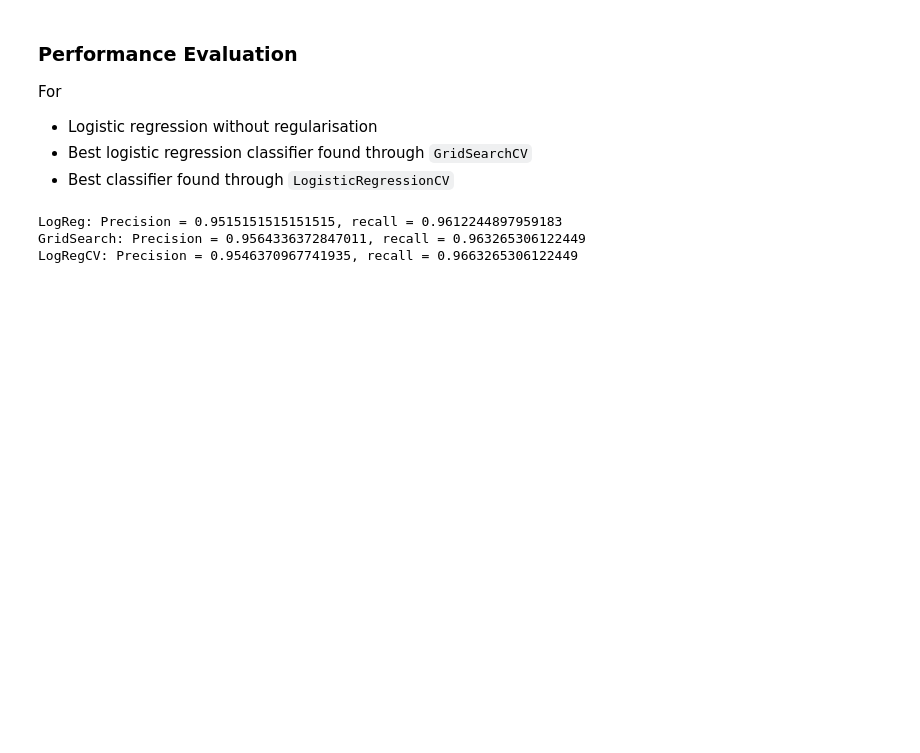
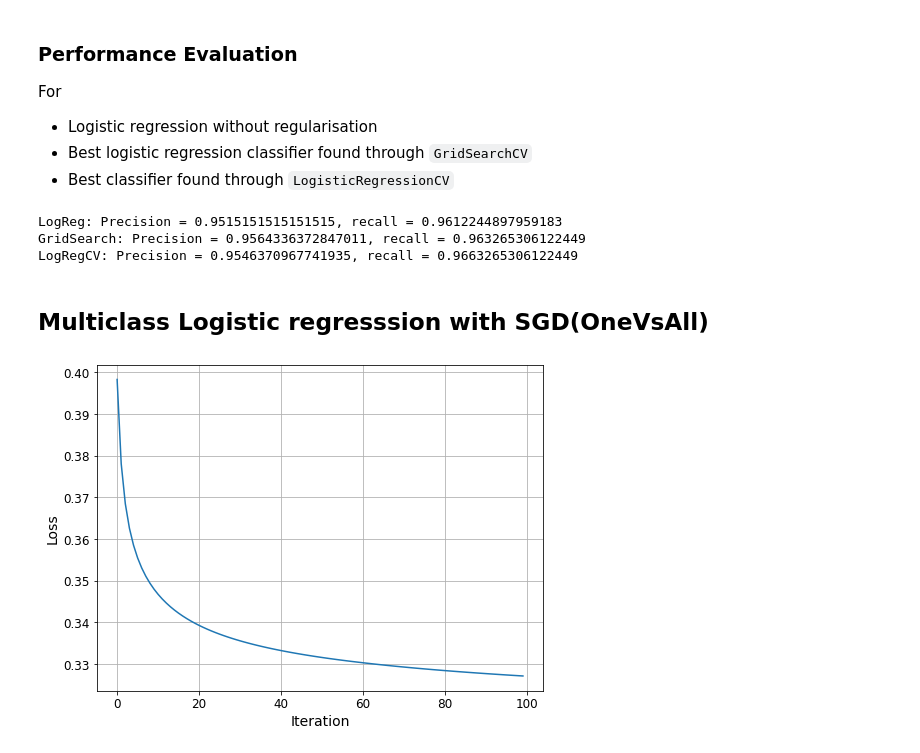
Before and after one commit to esviswajith95/MLP, a Jupyter notebook: Week6 - Logistic regression.ipynb, the cells around one changed output. Cells and saved outputs as stored; diff of their text form; code cells hidden in the pictures; blank space fills up the shorter version.

Commit message:
Logistic reg update. Multiclass completed

```diff
--- a/Week6 - Logistic regression.ipynb
+++ b/Week6 - Logistic regression.ipynb
@@ -568,3 +568,32 @@ print(f"LogRegCV: Precision = {precision_lr_cv}, recall = {recall_lr_cv}")
 LogReg: Precision = 0.9515151515151515, recall = 0.9612244897959183
 GridSearch: Precision = 0.9564336372847011, recall = 0.963265306122449
 LogRegCV: Precision = 0.9546370967741935, recall = 0.9663265306122449
+# %% [markdown]
+## Multiclass Logistic regresssion with SGD(OneVsAll)
+# %%
+estimator = SGDClassifier(loss='log',
+                            penalty='l2',
+                            max_iter=1,
+                            warm_start=True,
+                            eta0=0.01,
+                            alpha=0,
+                            learning_rate='constant',
+                            random_state=1729)
+
+pipe_sgd_ovr = make_pipeline(MinMaxScaler(), estimator)
+# %%
+Loss = []
+iterations = 100
+for i in range(iterations):
+    pipe_sgd_ovr.fit(x_train, y_train)
+    y_pred = pipe_sgd_ovr.predict_proba(x_train)
+    Loss.append(log_loss(y_train, y_pred))
+# %%
+plt.figure()
+plt.plot(np.arange(iterations), Loss)
+plt.grid(True)
+plt.xlabel('Iteration')
+plt.ylabel('Loss')
+plt.show()
+# %% [output]
+[figure, added]
```
Also changed, not shown: parts of 8 cells of this notebook.
